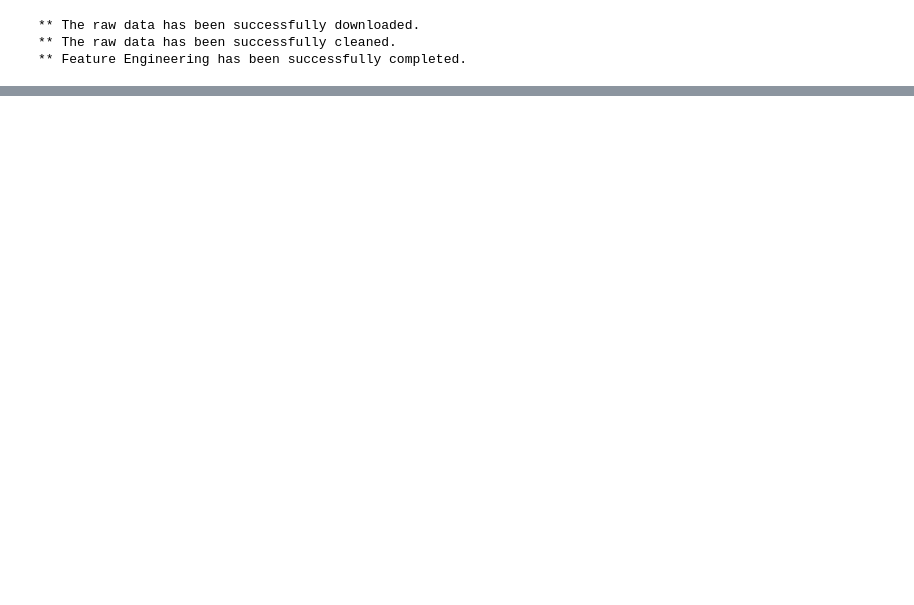
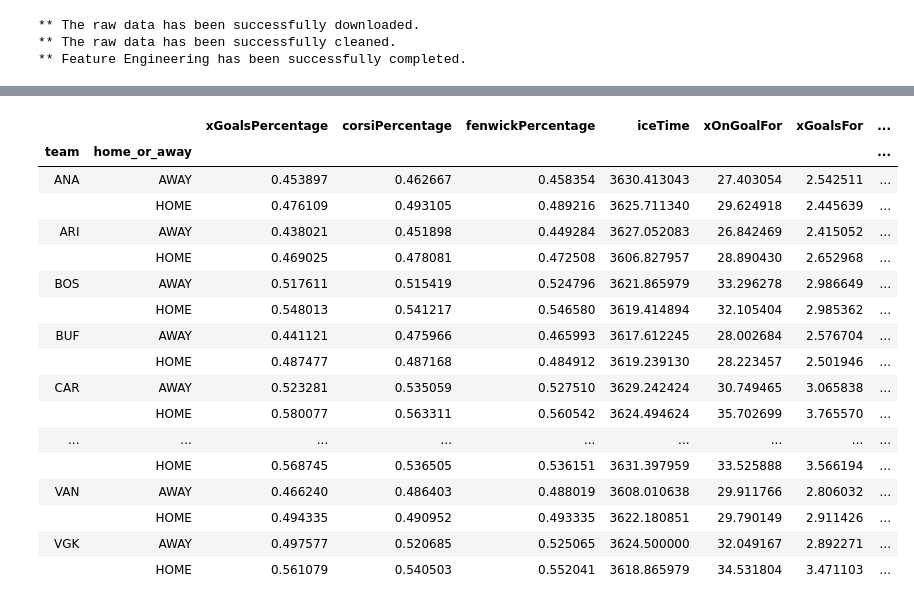
Before and after one commit to nanderson1982/NHL_Predicto, a Jupyter notebook: model/testing.ipynb, the cells around one changed output, grey strips where cells are left out. Saved outputs shown, nothing was run; the diff lists cells and outputs as text; code cells hidden in the pictures; blank space fills up the shorter version.

```diff
--- a/model/testing.ipynb
+++ b/model/testing.ipynb
@@ -29,7 +29,7 @@ import numpy as np
 desired_width = 320
 pd.set_option('display.width', desired_width)
 np.set_printoptions(linewidth=desired_width)
-pd.set_option('display.max_columns',111)
+pd.set_option('display.max_columns',199)
 # %%
 df.head()
 # %% [output]
@@ -53,0 +201,22 @@ print(col_avg_totalShotCreditAgainst)
+# %%
+means2 = filtered2.groupby(['team', 'home_or_away']).mean()
+means2.head(60)
+# %% [output]
+|  |  | xGoalsPercentage | corsiPercentage | fenwickPercentage | iceTime | xOnGoalFor | xGoalsFor | ... |
+| team | home_or_away |  |  |  |  |  |  | ... |
+| ANA | AWAY | 0.453897 | 0.462667 | 0.458354 | 3630.413043 | 27.403054 | 2.542511 | ... |
+|  | HOME | 0.476109 | 0.493105 | 0.489216 | 3625.711340 | 29.624918 | 2.445639 | ... |
+| ARI | AWAY | 0.438021 | 0.451898 | 0.449284 | 3627.052083 | 26.842469 | 2.415052 | ... |
+|  | HOME | 0.469025 | 0.478081 | 0.472508 | 3606.827957 | 28.890430 | 2.652968 | ... |
+| BOS | AWAY | 0.517611 | 0.515419 | 0.524796 | 3621.865979 | 33.296278 | 2.986649 | ... |
+|  | HOME | 0.548013 | 0.541217 | 0.546580 | 3619.414894 | 32.105404 | 2.985362 | ... |
+| BUF | AWAY | 0.441121 | 0.475966 | 0.465993 | 3617.612245 | 28.002684 | 2.576704 | ... |
+|  | HOME | 0.487477 | 0.487168 | 0.484912 | 3619.239130 | 28.223457 | 2.501946 | ... |
+| CAR | AWAY | 0.523281 | 0.535059 | 0.527510 | 3629.242424 | 30.749465 | 3.065838 | ... |
+|  | HOME | 0.580077 | 0.563311 | 0.560542 | 3624.494624 | 35.702699 | 3.765570 | ... |
+| ... | ... | ... | ... | ... | ... | ... | ... | ... |
+|  | HOME | 0.568745 | 0.536505 | 0.536151 | 3631.397959 | 33.525888 | 3.566194 | ... |
+| VAN | AWAY | 0.466240 | 0.486403 | 0.488019 | 3608.010638 | 29.911766 | 2.806032 | ... |
+|  | HOME | 0.494335 | 0.490952 | 0.493335 | 3622.180851 | 29.790149 | 2.911426 | ... |
+| VGK | AWAY | 0.497577 | 0.520685 | 0.525065 | 3624.500000 | 32.049167 | 2.892271 | ... |
+|  | HOME | 0.561079 | 0.540503 | 0.552041 | 3618.865979 | 34.531804 | 3.471103 | ... |
```
Also changed, not shown: parts of 9 cells of this notebook, 5 other files.
